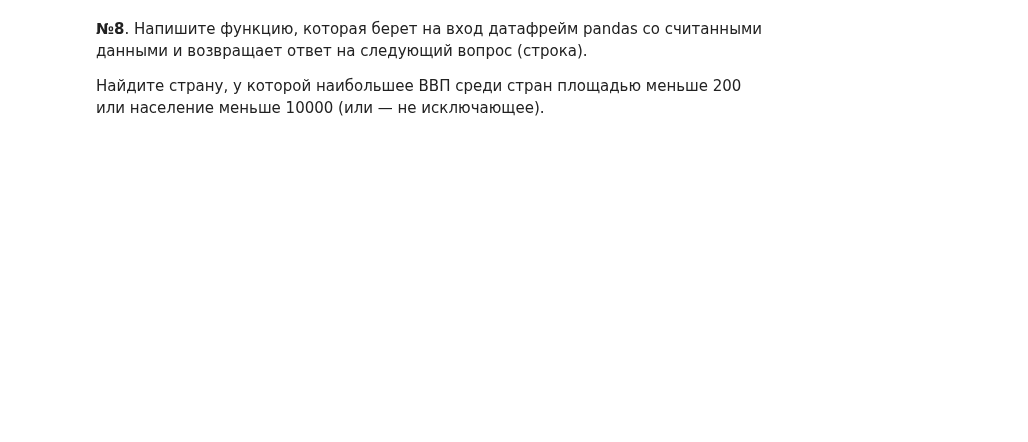
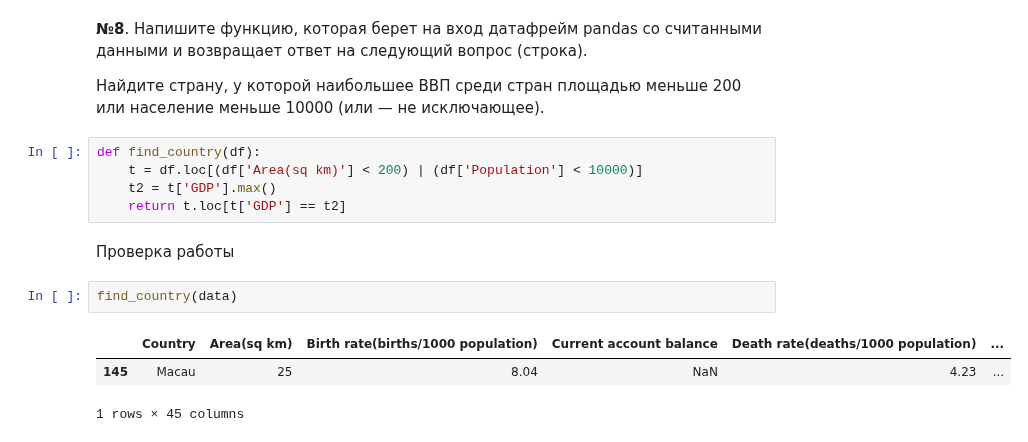
Before and after one commit to dbulgakov/HSE_DataMiningHW, a Jupyter notebook: DataAnalysis/Homeworks/Solutions/HW1_solution.ipynb, the cells around one changed output. Drawn from its saved outputs; the diff is of its cells as text; blank space fills up the shorter version.

```diff
--- a/DataAnalysis/Homeworks/Solutions/HW1_solution.ipynb
+++ b/DataAnalysis/Homeworks/Solutions/HW1_solution.ipynb
@@ -204,3 +220,16 @@ print('Результат выполнения:\n', find_some_elements(exmpl))
 __№8__. Напишите функцию, которая берет на вход датафрейм pandas со считанными данными и возвращает ответ на следующий вопрос (строка).
 
 Найдите страну, у которой наибольшее ВВП среди стран площадью меньше 200 или население меньше 10000 (или — не исключающее).
+# %%
+def find_country(df):
+    t = df.loc[(df['Area(sq km)'] < 200) | (df['Population'] < 10000)]
+    t2 = t['GDP'].max()
+    return t.loc[t['GDP'] == t2]
+# %% [markdown]
+Проверка работы
+# %%
+find_country(data)
+# %% [output]
+|  | Country | Area(sq km) | Birth rate(births/1000 population) | Current account balance | Death rate(deaths/1000 population) | ... |
+| 145 | Macau | 25 | 8.04 | NaN | 4.23 | ... |
+1 rows × 45 columns
```
Also changed, not shown: parts of 16 cells of this notebook.
